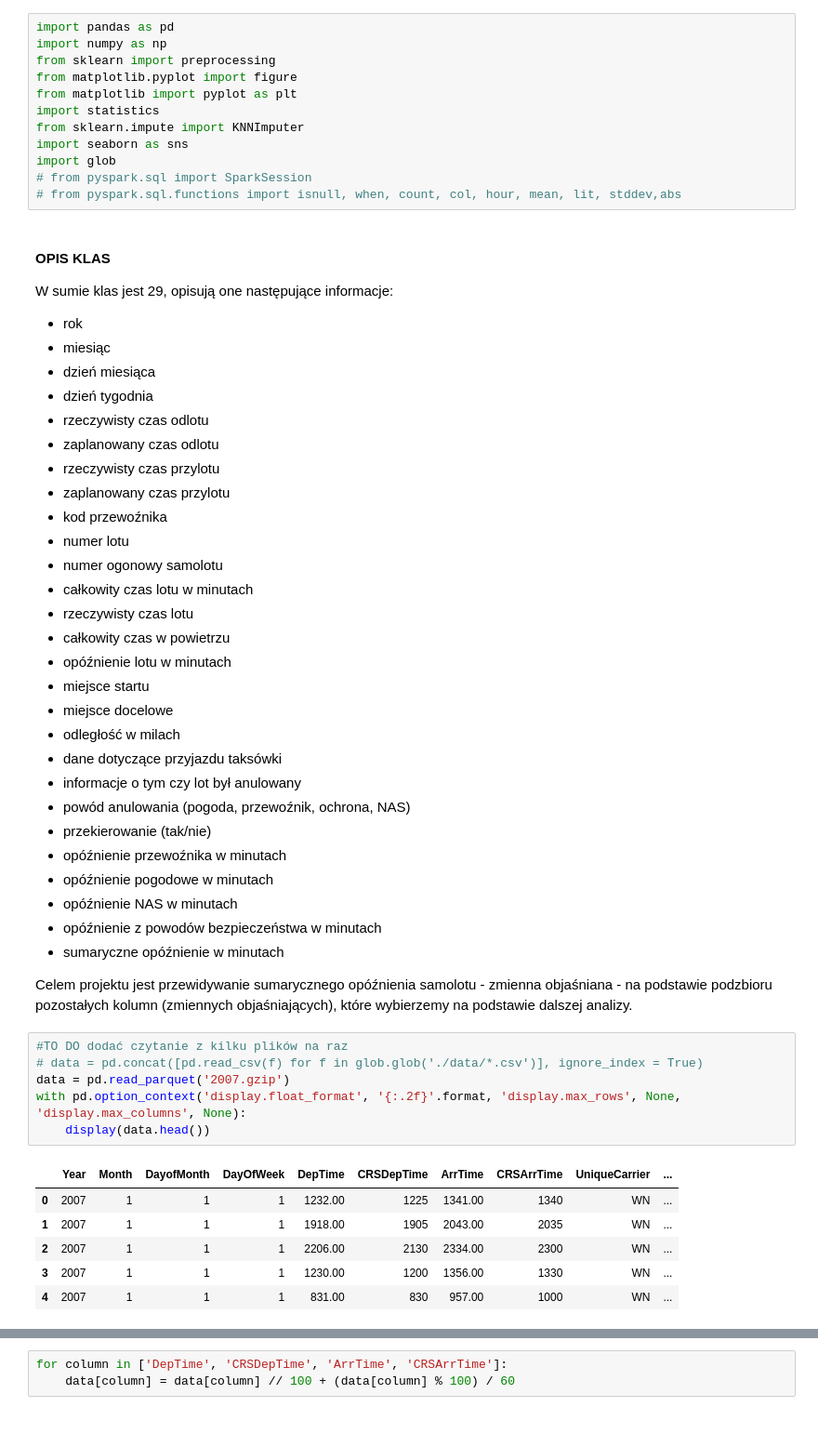
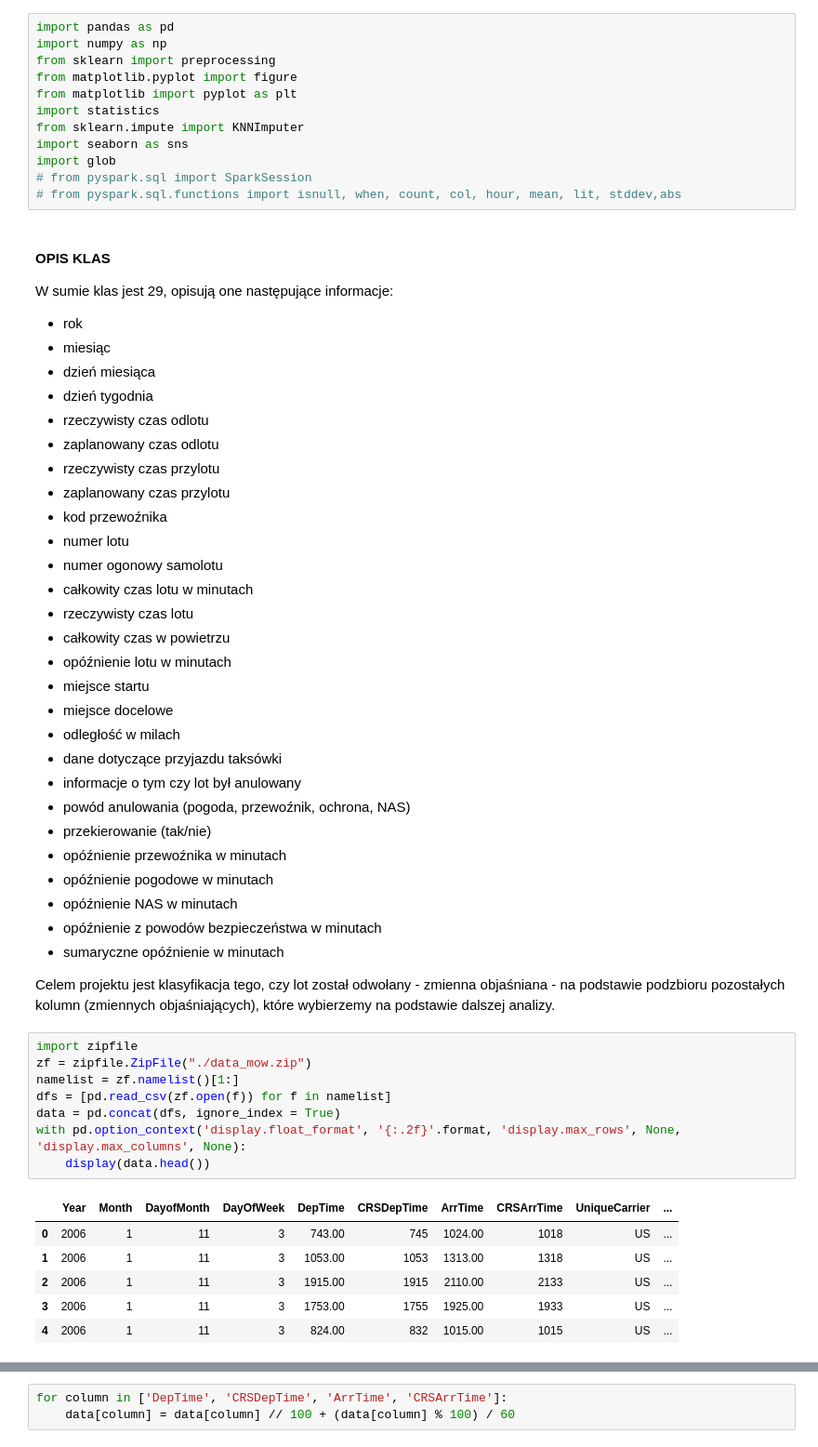
Before and after one commit to KlaudiaKromolowska/BigDataMachineLearning, a Jupyter notebook: BigDataMachineLearning.ipynb, the cells around one changed output, grey strips where cells are left out. Shown at 93% size. Cells and saved outputs as stored; diff of their text form.

```diff
--- a/BigDataMachineLearning.ipynb
+++ b/BigDataMachineLearning.ipynb
@@ -47,17 +47,19 @@ W sumie klas jest 29, opisują one następujące informacje:
 * opóźnienie z powodów bezpieczeństwa w minutach
 * sumaryczne opóźnienie w minutach
 
-Celem projektu jest przewidywanie sumarycznego opóźnienia samolotu - zmienna objaśniana - na podstawie podzbioru pozostałych kolumn (zmiennych objaśniających), które wybierzemy na podstawie dalszej analizy.
+Celem projektu jest klasyfikacja tego, czy lot został odwołany - zmienna objaśniana - na podstawie podzbioru pozostałych kolumn (zmiennych objaśniających), które wybierzemy na podstawie dalszej analizy.
 # %%
-#TO DO dodać czytanie z kilku plików na raz
-# data = pd.concat([pd.read_csv(f) for f in glob.glob('./data/*.csv')], ignore_index = True)
-data = pd.read_parquet('2007.gzip')
+import zipfile
+zf = zipfile.ZipFile("./data_mow.zip")
+namelist = zf.namelist()[1:]
+dfs = [pd.read_csv(zf.open(f)) for f in namelist]
+data = pd.concat(dfs, ignore_index = True)
 with pd.option_context('display.float_format', '{:.2f}'.format, 'display.max_rows', None, 'display.max_columns', None):
     display(data.head())
 # %% [output]
 |  | Year | Month | DayofMonth | DayOfWeek | DepTime | CRSDepTime | ArrTime | CRSArrTime | UniqueCarrier | ... |
-| 0 | 2007 | 1 | 1 | 1 | 1232.00 | 1225 | 1341.00 | 1340 | WN | ... |
-| 1 | 2007 | 1 | 1 | 1 | 1918.00 | 1905 | 2043.00 | 2035 | WN | ... |
-| 2 | 2007 | 1 | 1 | 1 | 2206.00 | 2130 | 2334.00 | 2300 | WN | ... |
-| 3 | 2007 | 1 | 1 | 1 | 1230.00 | 1200 | 1356.00 | 1330 | WN | ... |
-| 4 | 2007 | 1 | 1 | 1 | 831.00 | 830 | 957.00 | 1000 | WN | ... |
+| 0 | 2006 | 1 | 11 | 3 | 743.00 | 745 | 1024.00 | 1018 | US | ... |
+| 1 | 2006 | 1 | 11 | 3 | 1053.00 | 1053 | 1313.00 | 1318 | US | ... |
+| 2 | 2006 | 1 | 11 | 3 | 1915.00 | 1915 | 2110.00 | 2133 | US | ... |
+| 3 | 2006 | 1 | 11 | 3 | 1753.00 | 1755 | 1925.00 | 1933 | US | ... |
+| 4 | 2006 | 1 | 11 | 3 | 824.00 | 832 | 1015.00 | 1015 | US | ... |
```
Also changed, not shown: parts of 23 cells of this notebook.
